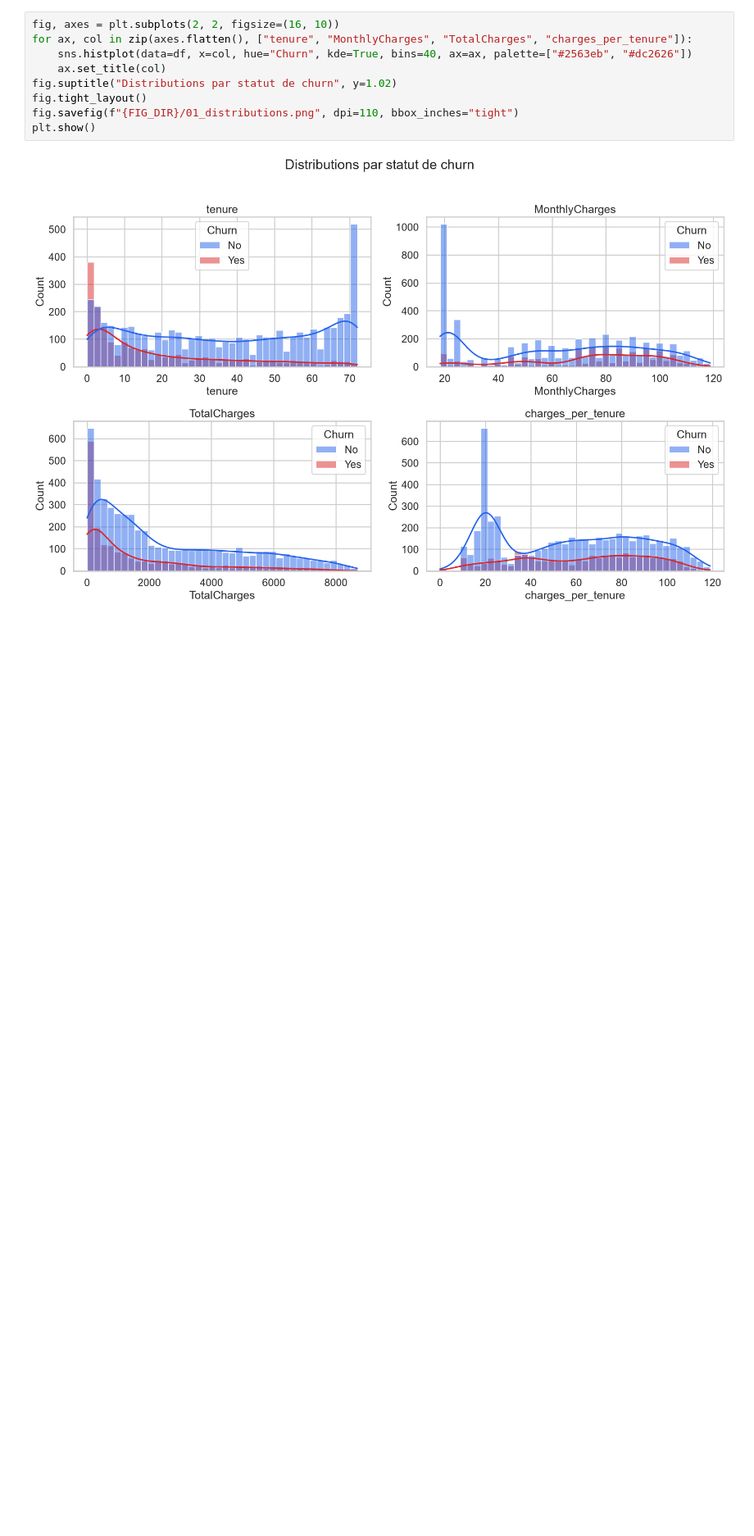
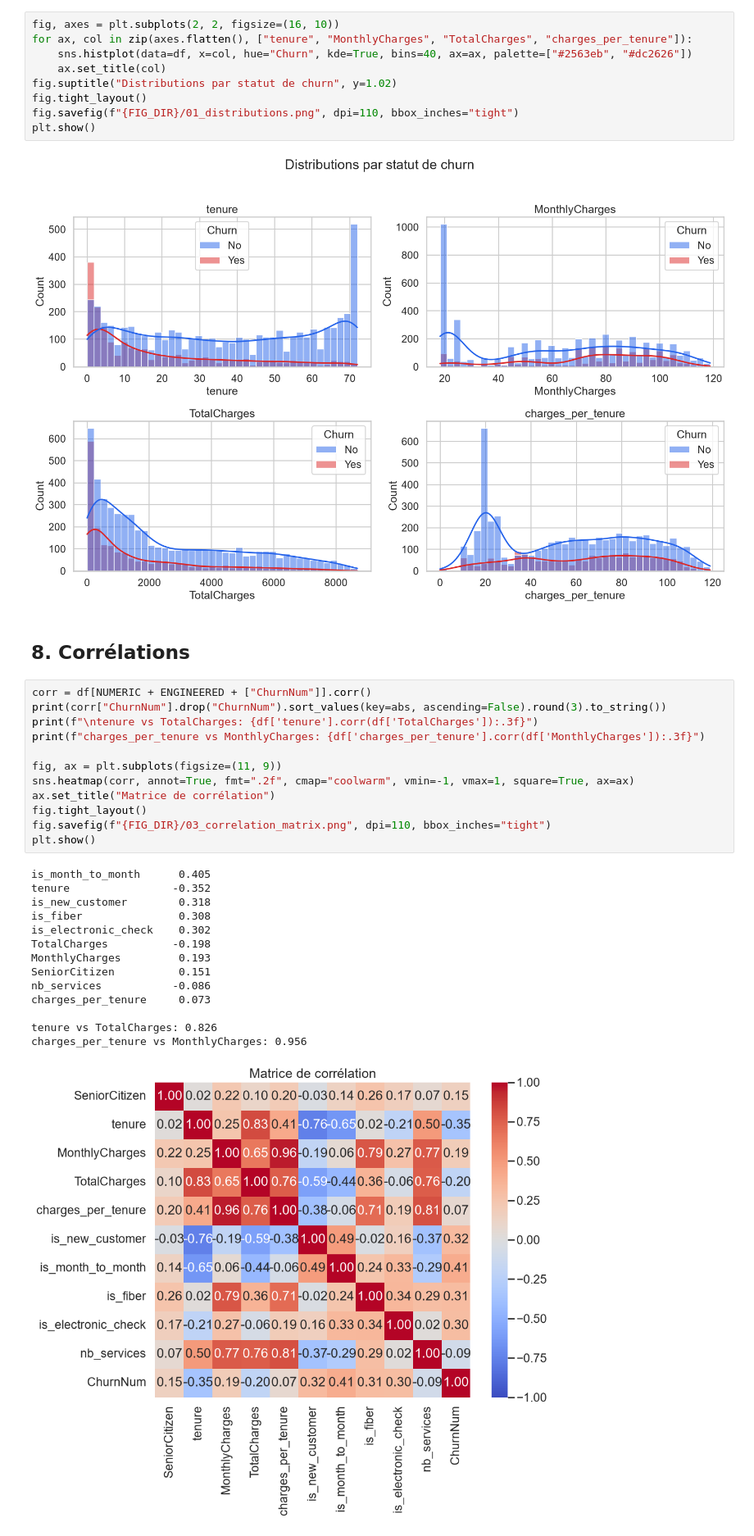
Before and after one commit to doughmi-ilyas/customer-churn-prediction, a Jupyter notebook: notebooks/01_eda.ipynb, the cells around one changed output. Shown at 82% size. Cells and saved outputs as stored; diff of their text form; blank space fills up the shorter version.

Commit message:
eda: add section "Corrélations"

```diff
--- a/notebooks/01_eda.ipynb
+++ b/notebooks/01_eda.ipynb
@@ -177,3 +177,32 @@ fig.savefig(f"{FIG_DIR}/01_distributions.png", dpi=110, bbox_inches="tight")
 plt.show()
 # %% [output]
 [figure]
+# %% [markdown]
+## 8. Corrélations
+# %%
+corr = df[NUMERIC + ENGINEERED + ["ChurnNum"]].corr()
+print(corr["ChurnNum"].drop("ChurnNum").sort_values(key=abs, ascending=False).round(3).to_string())
+print(f"\ntenure vs TotalCharges: {df['tenure'].corr(df['TotalCharges']):.3f}")
+print(f"charges_per_tenure vs MonthlyCharges: {df['charges_per_tenure'].corr(df['MonthlyCharges']):.3f}")
+
+fig, ax = plt.subplots(figsize=(11, 9))
+sns.heatmap(corr, annot=True, fmt=".2f", cmap="coolwarm", vmin=-1, vmax=1, square=True, ax=ax)
+ax.set_title("Matrice de corrélation")
+fig.tight_layout()
+fig.savefig(f"{FIG_DIR}/03_correlation_matrix.png", dpi=110, bbox_inches="tight")
+plt.show()
+# %% [output]
+is_month_to_month      0.405
+tenure                -0.352
+is_new_customer        0.318
+is_fiber               0.308
+is_electronic_check    0.302
+TotalCharges          -0.198
+MonthlyCharges         0.193
+SeniorCitizen          0.151
+nb_services           -0.086
+charges_per_tenure     0.073
+
+tenure vs TotalCharges: 0.826
+charges_per_tenure vs MonthlyCharges: 0.956
+[figure, added]
```
Also changed, not shown: 1 other file.
